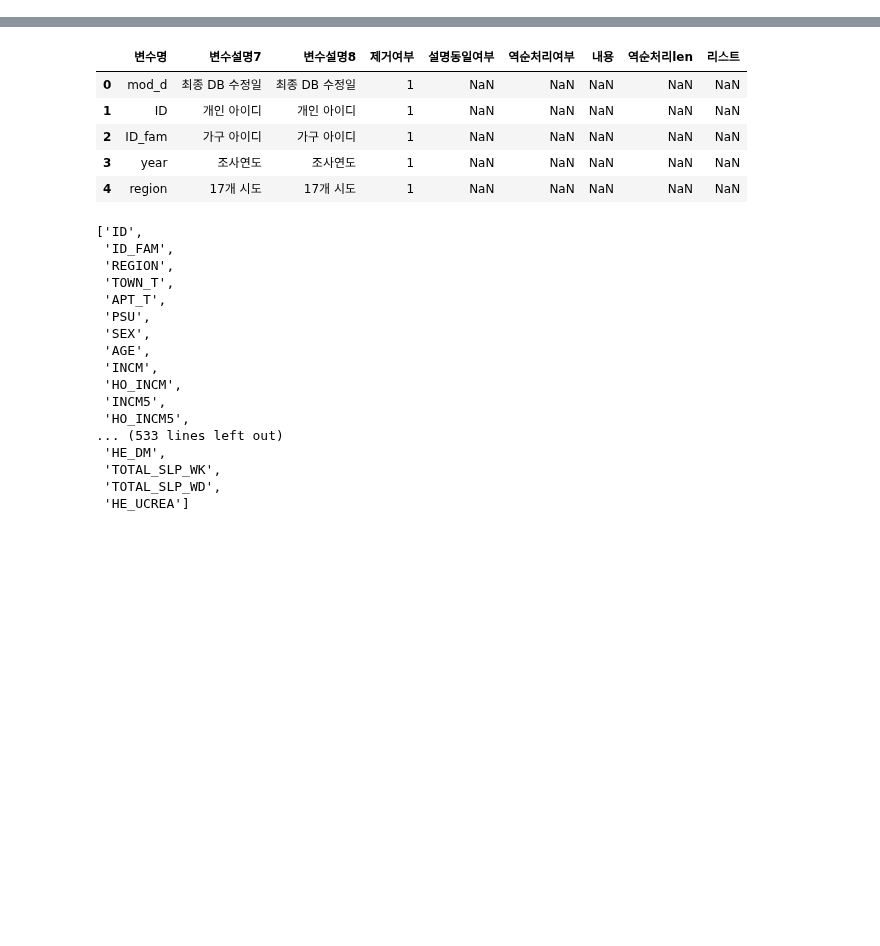
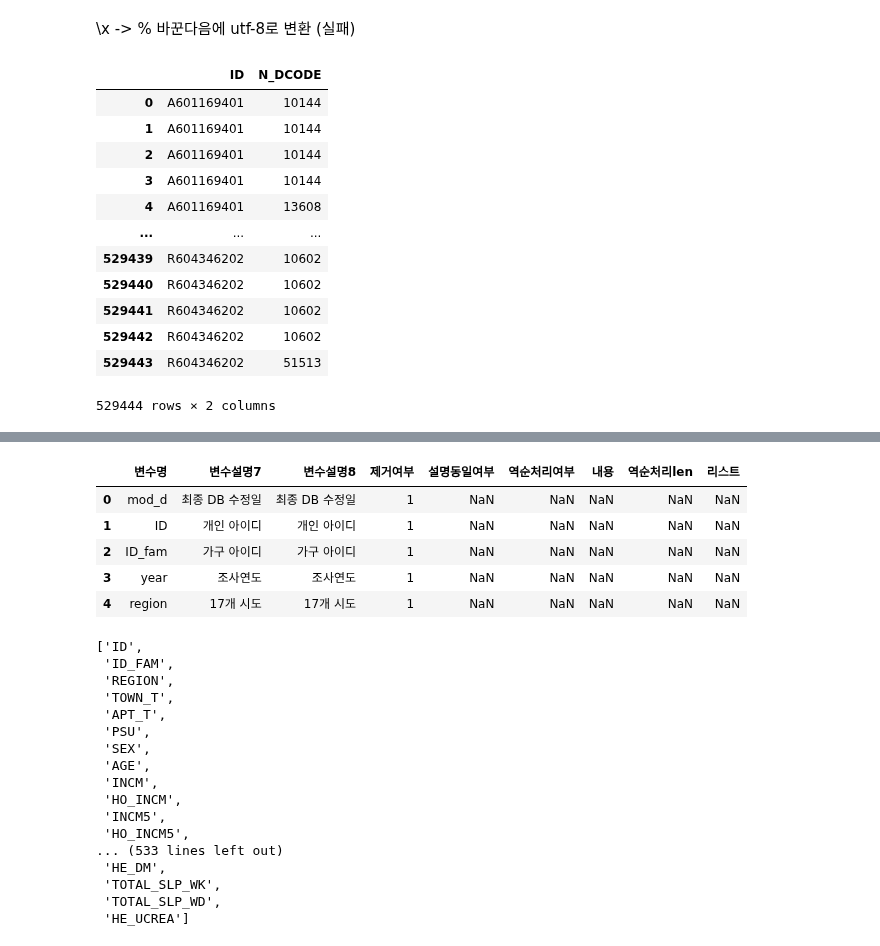
Before and after one commit to knu-final-project/sas_view, a Jupyter notebook: use_code/code.ipynb, the cells around one changed output, grey strips where cells are left out. Cells and saved outputs as stored; diff of their text form; code cells hidden in the pictures; blank space fills up the shorter version.

```diff
--- a/use_code/code.ipynb
+++ b/use_code/code.ipynb
@@ -14,0 +5,14 @@ data.head()
+# %% [markdown]
+\x -> % 바꾼다음에 utf-8로 변환 (실패)
+# %%
+rc16 = pd.read_csv('rc16.csv',index_col=0)
+rc17 = pd.read_csv('rc17.csv',index_col=0)
+rc18 = pd.read_csv('rc18.csv',index_col=0)
+rc19 = pd.read_csv('rc19.csv',index_col=0)
+rc20 = pd.read_csv('rc20.csv',index_col=0)
+# %%
+rc16 = rc16.loc[:,['ID','N_DCODE']]
+rc17 = rc17.loc[:,['ID','N_DCODE']]
+rc18 = rc18.loc[:,['ID','N_DCODE']]
+rc19 = rc19.loc[:,['ID','N_DCODE']]
+rc20 = rc20.loc[:,['ID','N_DCODE']]
@@ -14,0 +32,16 @@ data.head()
+# %%
+rc20
+# %% [output]
+|  | ID | N_DCODE |
+| 0 | A601169401 | 10144 |
+| 1 | A601169401 | 10144 |
+| 2 | A601169401 | 10144 |
+| 3 | A601169401 | 10144 |
+| 4 | A601169401 | 13608 |
+| ... | ... | ... |
+| 529439 | R604346202 | 10602 |
+| 529440 | R604346202 | 10602 |
+| 529441 | R604346202 | 10602 |
+| 529442 | R604346202 | 10602 |
+| 529443 | R604346202 | 51513 |
+529444 rows × 2 columns
```
Also changed, not shown: parts of 11 cells of this notebook, 1 other file.
